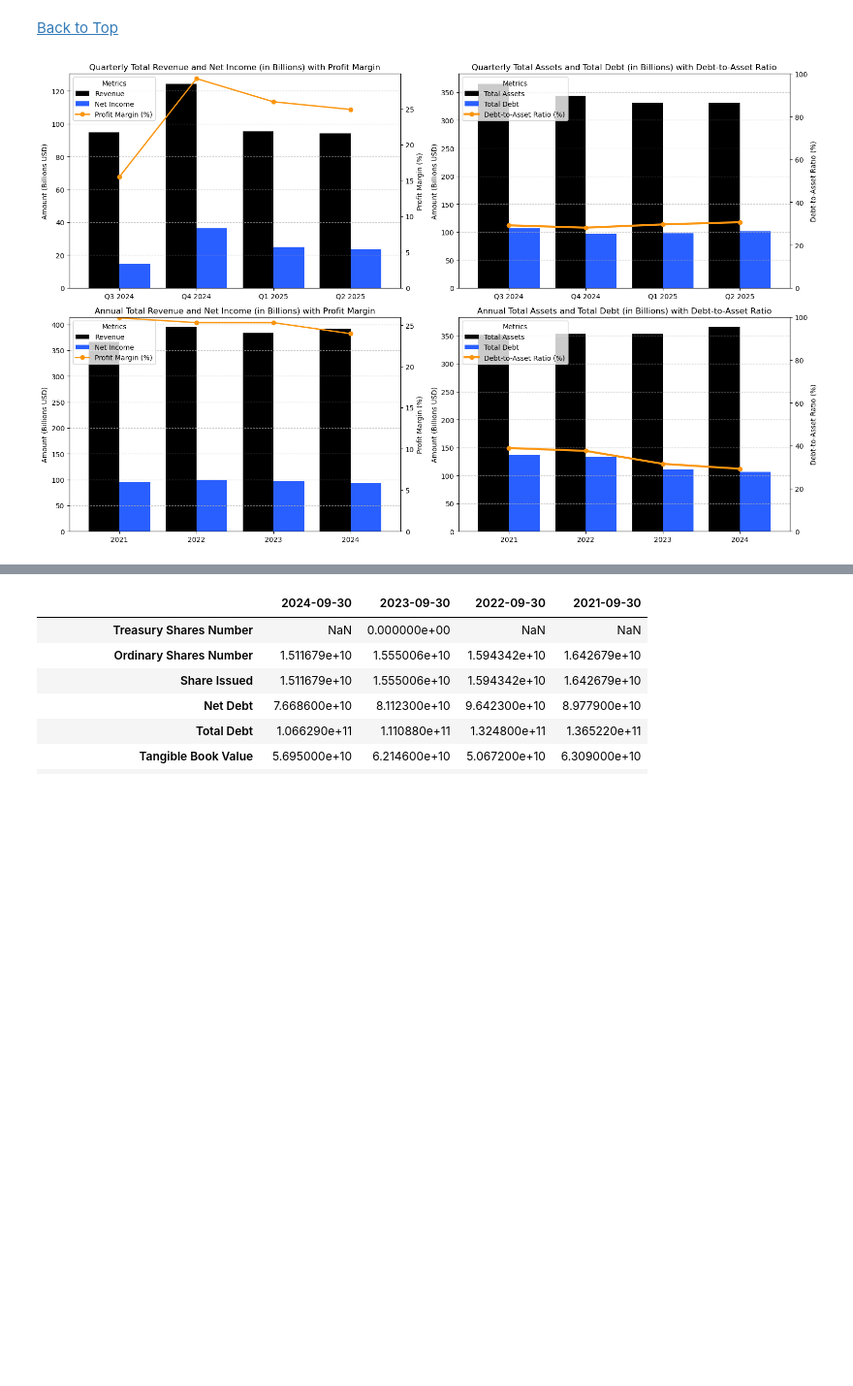
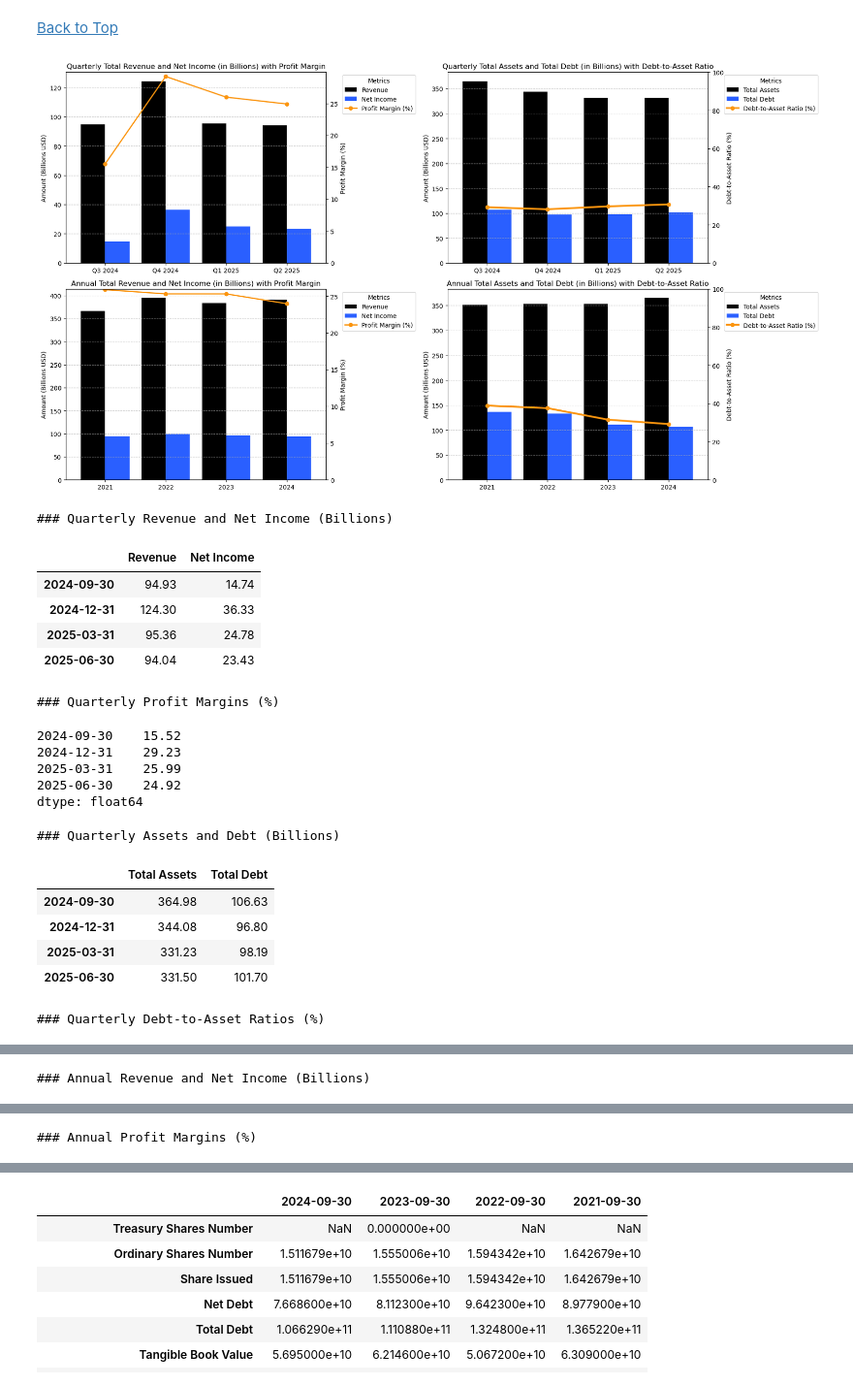
Before and after one commit to Salling3650/Stock_marked, a Jupyter notebook: Stock analysis.ipynb, the cells around one changed output, grey strips where cells are left out. Shown at 97% size. Drawn from its saved outputs; the diff is of its cells as text; code cells hidden in the pictures; blank space fills up the shorter version.

```diff
--- a/Stock analysis.ipynb
+++ b/Stock analysis.ipynb
@@ -1683,7 +1710,7 @@ except Exception as e:
 # Quarterly and Yearly Income Statement and Balance Sheet with values in Billions
 
 import matplotlib.pyplot as plt
-fig, axes = plt.subplots(2, 2, figsize=(16, 10))
+fig, axes = plt.subplots(2, 2, figsize=(18, 10))
 
 # Quarterly data
 revenue_q = ticker.quarterly_income_stmt.loc["Total Revenue"]
@@ -1705,11 +1732,11 @@ axes[0,0].set_xticklabels([f"Q{((d.month-1)//3)+1} {d.year}" for d in df_plot1.i
 axes[0,0].grid(axis='y', linestyle='--', alpha=0.7)
 
 # Calculate and plot Profit Margin on secondary axis for first subplot
-profit_margin = (df_plot1['Net Income'] / df_plot1['Revenue']) * 100
+profit_margin_q = (df_plot1['Net Income'] / df_plot1['Revenue']) * 100
 ax1_twin = axes[0,0].twinx()
 profit_margin_line_color = '#fb950f'  # Hex color for profit margin line
 profit_margin_text_color = "#000000"  # Hex color for profit margin text/labels
-ax1_twin.plot(range(len(df_plot1)), profit_margin.values, color=profit_margin_line_color, marker='o', linewidth=2, label='Profit Margin (%)')
+ax1_twin.plot(range(len(df_plot1)), profit_margin_q.values, color=profit_margin_line_color, marker='o', linewidth=2, label='Profit Margin (%)')
 ax1_twin.set_ylabel('Profit Margin (%)', color=profit_margin_text_color)
 ax1_twin.tick_params(axis='y', labelcolor=profit_margin_text_color)
 ax1_twin.set_ylim(bottom=0)  # Start profit margin axis at 0
@@ -1717,7 +1744,7 @@ ax1_twin.set_ylim(bottom=0)  # Start profit margin axis at 0
 # Combine legends for first subplot
 lines1, labels1 = axes[0,0].get_legend_handles_labels()
 lines1_twin, labels1_twin = ax1_twin.get_legend_handles_labels()
-axes[0,0].legend(lines1 + lines1_twin, labels1 + labels1_twin, title='Metrics', loc='upper left')
+axes[0,0].legend(lines1 + lines1_twin, labels1 + labels1_twin, title='Metrics', bbox_to_anchor=(1.05, 1), loc='upper left')
 
 # Second subplot: Quarterly Total Assets and Total Debt with Debt-to-Asset Ratio
 assets_b = assets_q / 1e9
@@ -1733,12 +1760,12 @@ axes[0,1].set_xticklabels([f"Q{((d.month-1)//3)+1} {d.year}" for d in df_plot2.i
 axes[0,1].grid(axis='y', linestyle='--', alpha=0.7)
 
 # Calculate and plot Debt-to-Asset Ratio on secondary axis for second subplot (Debt / Assets)
-debt_to_asset_ratio = df_plot2['Total Debt'] / df_plot2['Total Assets']
-debt_to_asset_ratio_pct = debt_to_asset_ratio * 100  # Convert to percentage
+debt_to_asset_ratio_q = df_plot2['Total Debt'] / df_plot2['Total Assets']
+debt_to_asset_ratio_pct_q = debt_to_asset_ratio_q * 100  # Convert to percentage
 ax2_twin = axes[0,1].twinx()
 ratio_line_color = '#fb950f'  # Red color for debt ratio
 ratio_text_color = "#000000"  # Red color for text
-ax2_twin.plot(range(len(df_plot2)), debt_to_asset_ratio_pct.values, color=ratio_line_color, marker='o', linewidth=3, linestyle='-', label='Debt-to-Asset Ratio (%)')
+ax2_twin.plot(range(len(df_plot2)), debt_to_asset_ratio_pct_q.values, color=ratio_line_color, marker='o', linewidth=3, linestyle='-', label='Debt-to-Asset Ratio (%)')
 ax2_twin.set_ylabel('Debt-to-Asset Ratio (%)', color=ratio_text_color)
 ax2_twin.tick_params(axis='y', labelcolor=ratio_text_color)
 ax2_twin.set_ylim(bottom=0, top=100)  # Set to 0-100% range
@@ -1746,7 +1773,7 @@ ax2_twin.set_ylim(bottom=0, top=100)  # Set to 0-100% range
 # Combine legends for second subplot
 lines2, labels2 = axes[0,1].get_legend_handles_labels()
 lines2_twin, labels2_twin = ax2_twin.get_legend_handles_labels()
-axes[0,1].legend(lines2 + lines2_twin, labels2 + labels2_twin, title='Metrics', loc='upper left')
+axes[0,1].legend(lines2 + lines2_twin, labels2 + labels2_twin, title='Metrics', bbox_to_anchor=(1.05, 1), loc='upper left')
 
 # Yearly data
 revenue_y = ticker.income_stmt.loc["Total Revenue"]
@@ -1768,9 +1795,9 @@ axes[1,0].set_xticklabels([d.year for d in df_plot3.index], rotation=0)
 axes[1,0].grid(axis='y', linestyle='--', alpha=0.7)
 
 # Calculate and plot Profit Margin on secondary axis for third subplot
-profit_margin = (df_plot3['Net Income'] / df_plot3['Revenue']) * 100
+profit_margin_y = (df_plot3['Net Income'] / df_plot3['Revenue']) * 100
 ax3_twin = axes[1,0].twinx()
-ax3_twin.plot(range(len(df_plot3)), profit_margin.values, color=profit_margin_line_color, marker='o', linewidth=2, label='Profit Margin (%)')
+ax3_twin.plot(range(len(df_plot3)), profit_margin_y.values, color=profit_margin_line_color, marker='o', linewidth=2, label='Profit Margin (%)')
 ax3_twin.set_ylabel('Profit Margin (%)', color=profit_margin_text_color)
 ax3_twin.tick_params(axis='y', labelcolor=profit_margin_text_color)
 ax3_twin.set_ylim(bottom=0)  # Start profit margin axis at 0
@@ -1778,36 +1805,82 @@ ax3_twin.set_ylim(bottom=0)  # Start profit margin axis at 0
 # Combine legends for third subplot
 lines3, labels3 = axes[1,0].get_legend_handles_labels()
 lines3_twin, labels3_twin = ax3_twin.get_legend_handles_labels()
-axes[1,0].legend(lines3 + lines3_twin, labels3 + labels3_twin, title='Metrics', loc='upper left')
+axes[1,0].legend(lines3 + lines3_twin, labels3 + labels3_twin, title='Metrics', bbox_to_anchor=(1.05, 1), loc='upper left')
 
 # Fourth subplot: Annual Total Assets and Total Debt with Debt-to-Asset Ratio
 assets_b = assets_y / 1e9
 debt_b = debt_y / 1e9
 df_plot4 = pd.DataFrame({'Total Assets': assets_b, 'Total Debt': debt_b})
 df_plot4 = df_plot4.sort_index()  # Sort by date ascending
 df_plot4 = df_plot4.tail(4)  # Show only the 4 most recent years
 df_plot4.plot(kind='bar', color=["#000000", "#2a5fff"], width=0.8, ax=axes[1,1])
 axes[1,1].set_title('Annual Total Assets and Total Debt (in Billions) with Debt-to-Asset Ratio')
 axes[1,1].set_ylabel('Amount (Billions USD)')
 axes[1,1].set_xticks(range(len(df_plot4)))
 axes[1,1].set_xticklabels([d.year for d in df_plot4.index], rotation=0)
 axes[1,1].grid(axis='y', linestyle='--', alpha=0.7)
 
 # Calculate and plot Debt-to-Asset Ratio on secondary axis for fourth subplot (Debt / Assets)
-debt_to_asset_ratio = df_plot4['Total Debt'] / df_plot4['Total Assets']
-debt_to_asset_ratio_pct = debt_to_asset_ratio * 100  # Convert to percentage
+debt_to_asset_ratio_y = df_plot4['Total Debt'] / df_plot4['Total Assets']
+debt_to_asset_ratio_pct_y = debt_to_asset_ratio_y * 100  # Convert to percentage
 ax4_twin = axes[1,1].twinx()
-ax4_twin.plot(range(len(df_plot4)), debt_to_asset_ratio_pct.values, color=ratio_line_color, marker='o', linewidth=3, linestyle='-', label='Debt-to-Asset Ratio (%)')
+ax4_twin.plot(range(len(df_plot4)), debt_to_asset_ratio_pct_y.values, color=ratio_line_color, marker='o', linewidth=3, linestyle='-', label='Debt-to-Asset Ratio (%)')
 ax4_twin.set_ylabel('Debt-to-Asset Ratio (%)', color=ratio_text_color)
 ax4_twin.tick_params(axis='y', labelcolor=ratio_text_color)
 ax4_twin.set_ylim(bottom=0, top=100)  # Set to 0-100% range
 
 # Combine legends for fourth subplot
 lines4, labels4 = axes[1,1].get_legend_handles_labels()
 lines4_twin, labels4_twin = ax4_twin.get_legend_handles_labels()
-axes[1,1].legend(lines4 + lines4_twin, labels4 + labels4_twin, title='Metrics', loc='upper left')
+axes[1,1].legend(lines4 + lines4_twin, labels4 + labels4_twin, title='Metrics', bbox_to_anchor=(1.05, 1), loc='upper left')
 
 plt.tight_layout()
 plt.show()
+
+# Display data tables outside the graph
+from IPython.display import display
+
+print("### Quarterly Revenue and Net Income (Billions)")
+display(df_plot1.round(2))
+
+print("### Quarterly Profit Margins (%)")
+display(profit_margin_q.round(2))
+
+print("### Quarterly Assets and Debt (Billions)")
+display(df_plot2.round(2))
+
+print("### Quarterly Debt-to-Asset Ratios (%)")
+display(debt_to_asset_ratio_pct_q.round(2))
+
+print("### Annual Revenue and Net Income (Billions)")
+display(df_plot3.round(2))
+
+print("### Annual Profit Margins (%)")
+display(profit_margin_y.round(2))
+
+print("### Annual Assets and Debt (Billions)")
+display(df_plot4.round(2))
+
+print("### Annual Debt-to-Asset Ratios (%)")
+display(debt_to_asset_ratio_pct_y.round(2))
 # %% [output]
-[figure, old version]
+[figure, new version]
+### Quarterly Revenue and Net Income (Billions)
+|  | Revenue | Net Income |
+| 2024-09-30 | 94.93 | 14.74 |
+| 2024-12-31 | 124.30 | 36.33 |
+| 2025-03-31 | 95.36 | 24.78 |
+| 2025-06-30 | 94.04 | 23.43 |
+### Quarterly Profit Margins (%)
+2024-09-30    15.52
+2024-12-31    29.23
+2025-03-31    25.99
+2025-06-30    24.92
+dtype: float64
+### Quarterly Assets and Debt (Billions)
+|  | Total Assets | Total Debt |
+| 2024-09-30 | 364.98 | 106.63 |
+| 2024-12-31 | 344.08 | 96.80 |
+| 2025-03-31 | 331.23 | 98.19 |
+| 2025-06-30 | 331.50 | 101.70 |
+### Quarterly Debt-to-Asset Ratios (%)
@@ -1813,0 +1892 @@ plt.show()
+### Annual Revenue and Net Income (Billions)
@@ -1813,0 +1898 @@ plt.show()
+### Annual Profit Margins (%)
```
Also changed, not shown: parts of 3 cells of this notebook.
